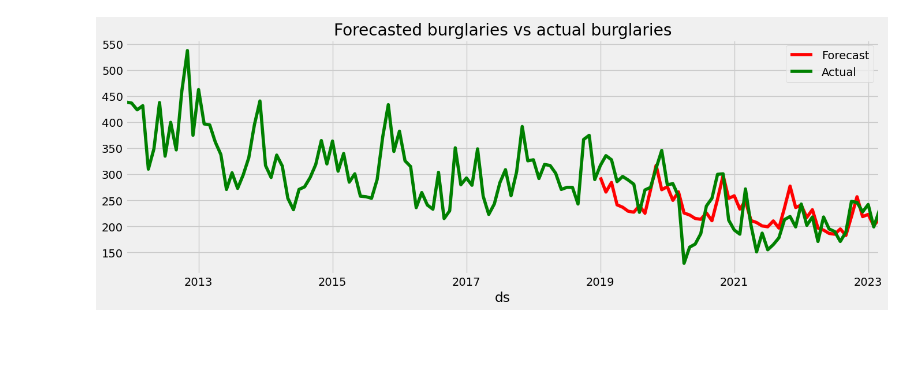
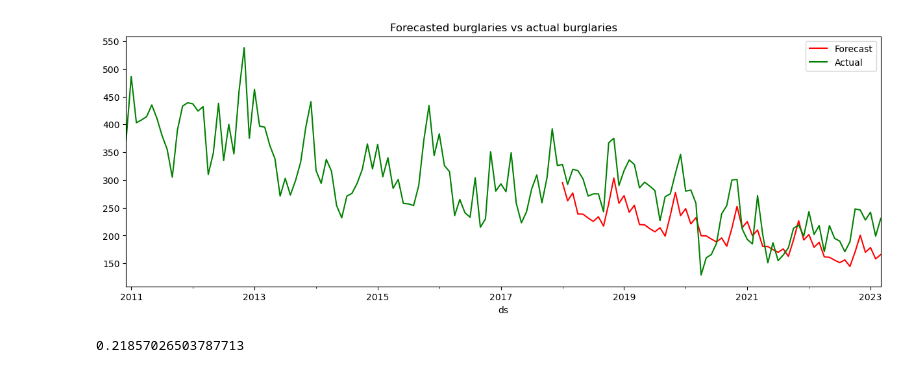
Before and after one commit to isavgt/JBG050-group11, a Jupyter notebook: forecast_prophet.ipynb, the cells around one changed output. Cells and saved outputs as stored; diff of their text form; code cells hidden in the pictures; blank space fills up the shorter version.

Commit message:
better data

```diff
--- a/forecast_prophet.ipynb
+++ b/forecast_prophet.ipynb
@@ -9,22 +12,22 @@ import holidays
 # %%
-training_upto = 2019
+training_upto = 2017
 forecast_upto = (2023-training_upto-1)*12 + 3
 # %%
 # Read data, get dataframe with crimes/month
-df = pd.read_parquet('C:\\Users\\20203697\\Desktop\\JBG050_DC2\\DBL2_data\\cleaned\\Metropolitan-street.parquet')
-monthly_grouped_df = df.sort_values(['Year','Month num'],ascending=False).groupby(['Year', 'Month num'])['Crime ID'].count()
+df = pd.read_csv('C:\\Users\\20203697\\Downloads\\filtered_df.csv')
+monthly_grouped_df = df.sort_values(['Year','Month num'],ascending=False).groupby(['Year', 'Month num'])['Month'].count()
 monthly_grouped_df = monthly_grouped_df.to_frame()
 
+
 # Rename columns, select rows with data and set datetime index
-monthly_grouped_df = monthly_grouped_df.rename(columns = {'Crime ID':'nr of burglaries'})
+monthly_grouped_df = monthly_grouped_df.rename(columns = {'Month':'y'})
 monthly_grouped_df['day'] = 1
 monthly_grouped_df = monthly_grouped_df.reset_index()
-monthly_grouped_df = monthly_grouped_df[(monthly_grouped_df['Year']>2011) | ((monthly_grouped_df['Year'] == 2011) & (monthly_grouped_df['Month num']==12))]
+monthly_grouped_df = monthly_grouped_df[(monthly_grouped_df['Year']>=2011) | ((monthly_grouped_df['Year'] == 2010) & (monthly_grouped_df['Month num']==12))]
 monthly_grouped_df = monthly_grouped_df.rename(columns={'Month num': 'month', 'Year': 'year'})
 monthly_grouped_df['Date'] = pd.to_datetime(monthly_grouped_df[['year', 'month', 'day']])
 monthly_grouped_df = monthly_grouped_df.set_index(pd.DatetimeIndex(monthly_grouped_df['Date']))
 monthly_grouped_df['ds'] = monthly_grouped_df['Date']
-monthly_grouped_df['y'] = monthly_grouped_df['nr of burglaries']
 
 # Getting Holidays
 holiday = pd.DataFrame([])
@@ -35,6 +38,8 @@ holiday['ds'] = pd.to_datetime(holiday['ds'], format='%Y-%m-%d', errors='ignore'
 # Divide test and train data
 train_data = monthly_grouped_df[monthly_grouped_df['year']<(training_upto+1)]
 test_data = monthly_grouped_df[(monthly_grouped_df['year']>training_upto)]
+
+train_data
 # %% [output]
 The frame.append method is deprecated and will be removed from pandas in a future version. Use pandas.concat instead.
 
@@ -116,4 +132,6 @@ forecast[-forecast_upto:].plot(kind='line',x='ds', y='yhat', color='red', label=
 monthly_grouped_df.plot(kind='line',x='ds',y='y', color='green',label='Actual', ax=ax)
 plt.title('Forecasted burglaries vs actual burglaries')
 plt.show()
+
+r2_score(test_data['y'], forecast['yhat'][-forecast_upto:])
 # %% [output]
@@ -122 +140,2 @@ plt.show()
-[figure, old version]
+[figure, new version]
+0.21857026503787713
```
Also changed, not shown: parts of 4 cells of this notebook.
